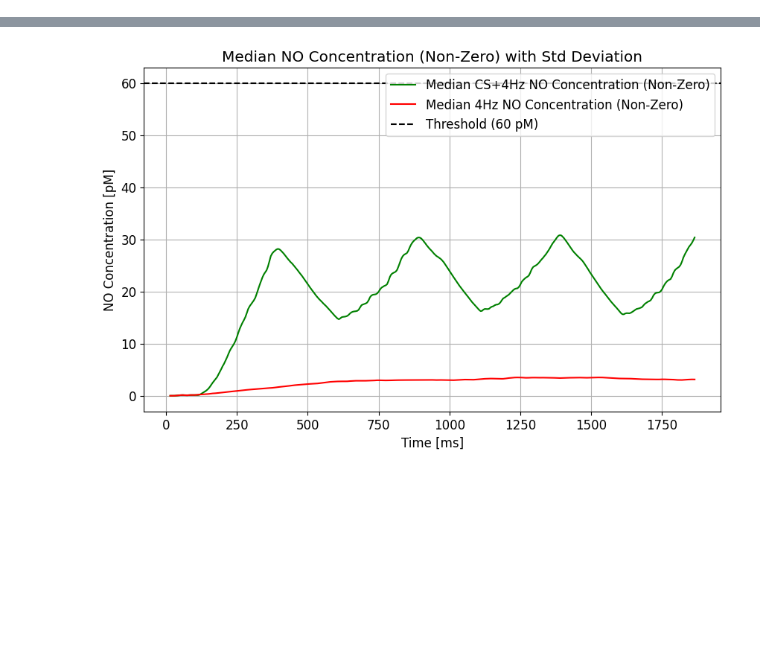
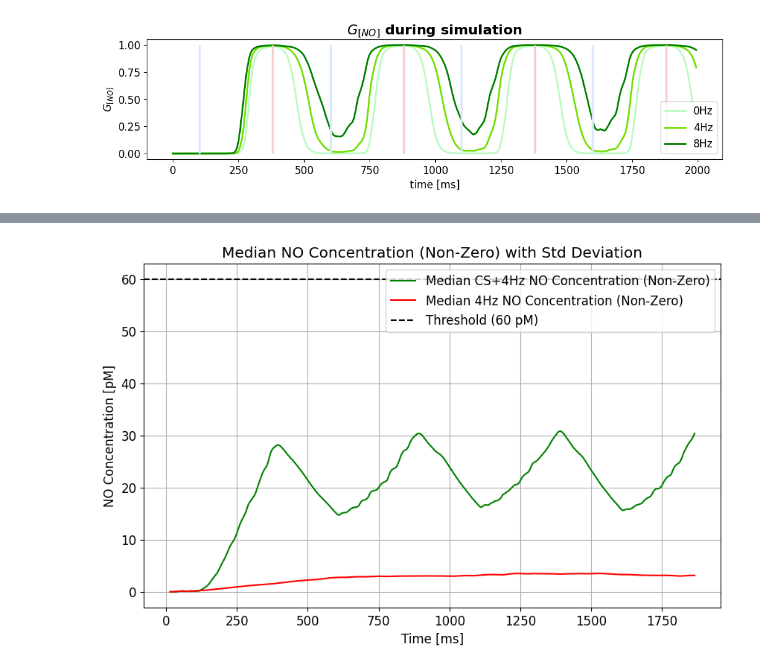
Before and after one commit to alessandratrapani/NODS, a Jupyter notebook: plot_NO.ipynb, the cells around one changed output, grey strips where cells are left out. Cells and saved outputs as stored; diff of their text form; code cells hidden in the pictures; blank space fills up the shorter version.

```diff
--- a/plot_NO.ipynb
+++ b/plot_NO.ipynb
@@ -44,0 +163,20 @@ np.float64(244.318538611246)
+# %%
+plt.rcParams.update({'font.size': 12},)
+plt.figure(figsize=(12,2.5))
+for i,noise in enumerate(noise_levels):
+    median_GNO_CS= sig(x=NO_median[i], A=1, B=threshold)
+    plt.plot(np.arange(t0,tf,5),median_GNO_CS, color = greens[i],linewidth=2, label=f'{noise}Hz')
+
+plt.xlabel('time [ms]')
+plt.ylabel('$G_{[NO]}$')
+plt.vlines([CS_start_first+t0+500*i for i in range(int(((tf-t0))/500))], ymin = 0, ymax = 1, linewidth=2.5, color=CS_color)
+plt.vlines([CS_start_first + CS_burst_dur + t0 +500*i for i in range(int(((tf-t0))/500))], ymin = 0, ymax = 1, linewidth=2.5, color=US_color)
+#plt.grid(visible=True)
+plt.title('$G_{[NO]}$ during simulation', fontsize=16,fontweight ='bold')
+plt.legend(loc = 'lower right')
+#plt.savefig('vm_neuron.png')
+
+plt.savefig('GNO_trace_noises.png')
+plt.show()
+# %% [output]
+[figure, added]
```
Also changed, not shown: parts of 32 cells of this notebook, 17 other files.
